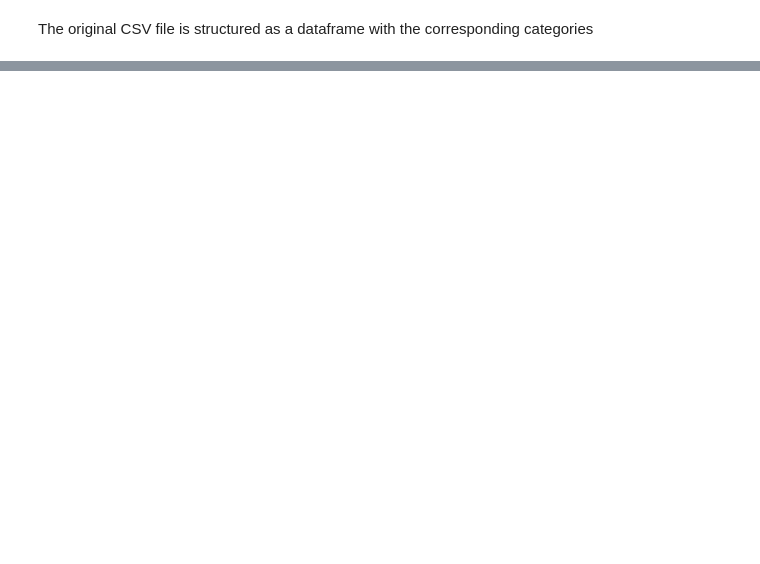
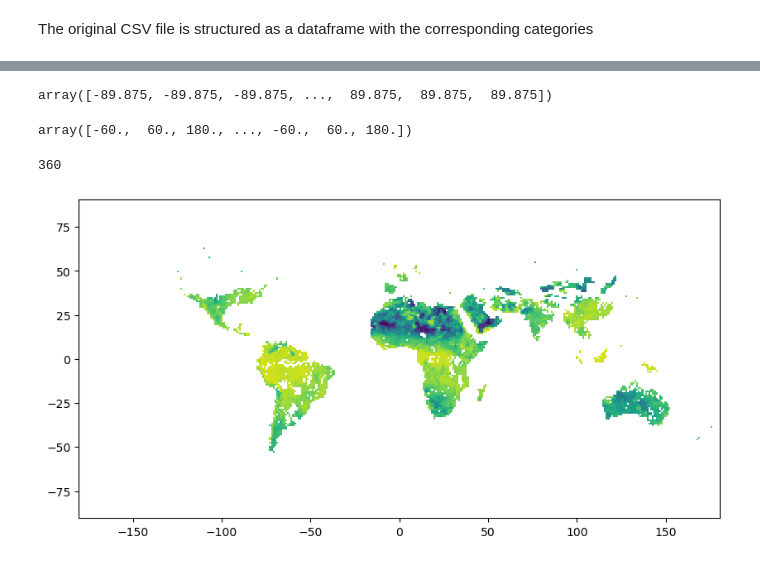
Before and after one commit to Datavizcowboy/PythonDatavizToolbox, a Jupyter notebook: Notebooks/07-Data_Analysis/SoilMoisture/ReadMatFile.ipynb, the cells around one changed output, grey strips where cells are left out. Drawn from its saved outputs; the diff is of its cells as text; code cells hidden in the pictures; blank space fills up the shorter version.

Commit message:
Input data into arrays

```diff
--- a/Notebooks/07-Data_Analysis/SoilMoisture/ReadMatFile.ipynb
+++ b/Notebooks/07-Data_Analysis/SoilMoisture/ReadMatFile.ipynb
@@ -21,0 +115,40 @@ The original CSV file is structured as a dataframe with the corresponding catego
+# %%
+back = data['backscatter'].values
+lats = data['latitude'].values
+lons = data['longitude'].values
+emissivity_v = data['emissivity_v'].values
+emissivity_h = data['emissivity_h'].values
+ts_amplitude = data['ts_amplitude'].values
+ndvi = data['ndvi'].values
+lmd_soilWetness = data['lmd_soilWetness'].values
+# %%
+lats
+# %% [output]
+array([-89.875, -89.875, -89.875, ...,  89.875,  89.875,  89.875])
+# %%
+lons
+# %% [output]
+array([-60.,  60., 180., ..., -60.,  60., 180.])
+# %%
+Yi = np.linspace(np.min(lats.data),float(np.max(lats.data)),180)
+Xi = np.linspace(np.min(lons.data),float(np.max(lons.data)),360)
+X, Y = np.meshgrid(Xi,Yi)
+# %%
+points = list(zip(lons, lats))
+# points
+# %%
+back_gridded = griddata(points, back, (X, Y), method='nearest')
+emissivity_v_gridded = griddata(points, emissivity_v, (X, Y), method='nearest')
+emissivity_h_gridded = griddata(points, emissivity_h, (X, Y), method='nearest')
+ts_amplitude_gridded = griddata(points, ts_amplitude, (X, Y), method='nearest')
+ndvi_gridded = griddata(points, ndvi, (X, Y), method='nearest')
+lmd_soilWetness_gridded = griddata(points, lmd_soilWetness, (X, Y), method='nearest')
+# %%
+len(back_gridded[0])
+# %% [output]
+360
+# %%
+fig,ax = pl.subplots(figsize=(10, 5))
+ax.pcolormesh(X,Y,back_gridded);
+# %% [output]
+[figure, added]
```
Also changed, not shown: parts of 9 cells of this notebook, 1 other file.
